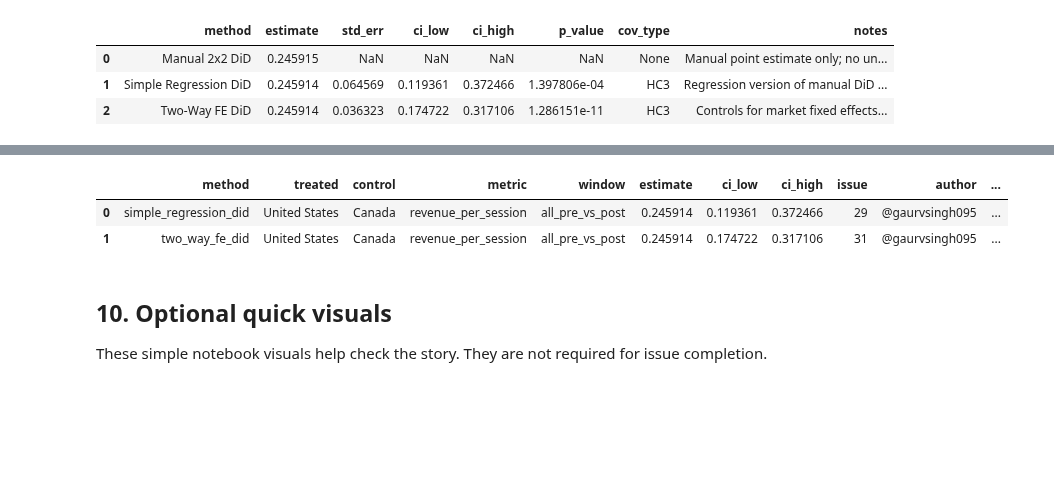
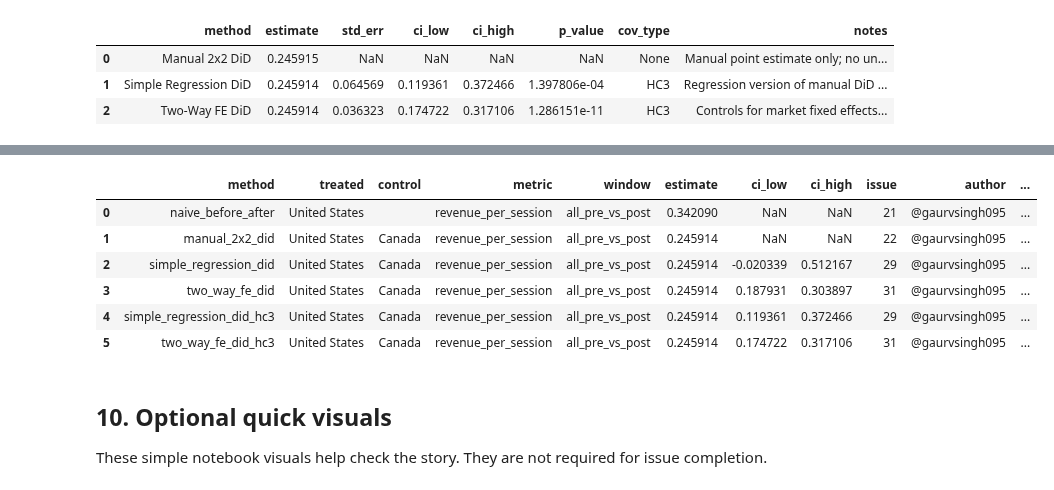
Before and after one commit to Break-Through-Tech/Estee-Lauder-1B-measuring-customer-delight, a Jupyter notebook: notebooks/regression_did/regression_did_hc3_and_anticipation.ipynb, the cells around one changed output, grey strips where cells are left out. Drawn from its saved outputs; the diff is of its cells as text; code cells hidden in the pictures; blank space fills up the shorter version.

````diff
--- a/notebooks/regression_did/regression_did_hc3_and_anticipation.ipynb
+++ b/notebooks/regression_did/regression_did_hc3_and_anticipation.ipynb
@@ -552,7 +550,7 @@ results/m4_summary.json
 ```
 # %%
-pd.DataFrame([simple_result]).to_csv(RESULTS_DIR / "m4_simple_regression_did_results.csv", index=False)
-pd.DataFrame([fe_result]).to_csv(RESULTS_DIR / "m4_two_way_fe_did_results.csv", index=False)
+pd.DataFrame([simple_result]).to_csv(RESULTS_DIR / "m4_simple_regression_did_results_hc3.csv", index=False)
+pd.DataFrame([fe_result]).to_csv(RESULTS_DIR / "m4_two_way_fe_did_results_hc3.csv", index=False)
 
 summary = {
     "generated_at_utc": datetime.now(timezone.utc).strftime("%Y-%m-%dT%H:%M:%SZ"),
@@ -565,16 +563,15 @@ summary = {
     "simple_regression_did": simple_result,
     "two_way_fe_did": fe_result,
 }
-with open(RESULTS_DIR / "m4_summary.json", "w") as f:
+with open(RESULTS_DIR / "m4_summary_hc3.json", "w") as f:
     json.dump(summary, f, indent=2)
 
 print("Saved outputs to:", RESULTS_DIR)
 for p in [
-    "m4_simple_regression_did_results.csv",
-    "m4_two_way_fe_did_results.csv",
-    "m4_att_estimates_comparison.csv",
+    "m4_simple_regression_did_results_hc3.csv",
+    "m4_two_way_fe_did_results_hc3.csv",
     "m4_prepost_us_canada.csv",
-    "m4_summary.json",
+    "m4_summary_hc3.json",
 ]:
     print("-", RESULTS_DIR / p)
 # %% [output]
@@ -599,53 +589,30 @@ It is safe to rerun: it removes old rows for the same methods before writing the
 # %%
-ESTIMATE_COLUMNS = [
-    "method", "treated", "control", "metric", "window", "estimate",
-    "ci_low", "ci_high", "issue", "author", "recorded_at", "notes",
-]
+import sys
+sys.path.insert(0, str(ROOT / "src"))
+import simple_did as sd
 
-estimates_path = RESULTS_DIR / "estimates.csv"
-if estimates_path.exists():
-    estimates_df = pd.read_csv(estimates_path)
-else:
-    estimates_df = pd.DataFrame(columns=ESTIMATE_COLUMNS)
+ESTIMATES_PATH = RESULTS_DIR / "estimates.csv"
 
-if len(estimates_df):
-    estimates_df = estimates_df.loc[~estimates_df["method"].isin(["simple_regression_did", "two_way_fe_did", "simple_regression_did_hc3", "two_way_fe_did_hc3"])].copy()
+for result, term, note in [
+    (simple_result, "pilot_market:post_launch",
+     "Simple regression DiD using US + Canada only. Coefficient on pilot_market:post_launch; OLS with HC3 robust standard errors."),
+    (fe_result, "digital_feature_available",
+     "Two-way FE DiD using US + Canada only. Coefficient on digital_feature_available after absorbing market and week fixed effects; OLS with HC3 robust standard errors. Identical to Milestone #5 Model A."),
+]:
+    estimates_df = sd.save_estimate(
+        method=result["method"],
+        estimate=result["estimate"],
+        issue=result["issue"],
+        treated=TREATED,
+        control=CONTROL,
+        metric=METRIC,
+        window=result["window"],
+        ci_low=result["ci_low"],
+        ci_high=result["ci_high"],
+        notes=f"{note} p={result['p_value']:.3g}.",
+        path=ESTIMATES_PATH,
+    )
 
-recorded_at = datetime.now(timezone.utc).strftime("%Y-%m-%dT%H:%M:%SZ")
-new_rows = pd.DataFrame([
-    {
-        "method": "simple_regression_did",
-        "treated": TREATED,
-        "control": CONTROL,
-        "metric": METRIC,
-        "window": "all_pre_vs_post",
-        "estimate": simple_result["estimate"],
-        "ci_low": simple_result["ci_low"],
-        "ci_high": simple_result["ci_high"],
-        "issue": 29,
-        "author": AUTHOR,
-        "recorded_at": recorded_at,
-        "notes": "Simple regression DiD using US + Canada only. Coefficient on pilot_market:post_launch; OLS with HC3 robust standard errors.",
-    },
-    {
-        "method": "two_way_fe_did",
-        "treated": TREATED,
-        "control": CONTROL,
-        "metric": METRIC,
-        "window": "all_pre_vs_post",
-        "estimate": fe_result["estimate"],
-        "ci_low": fe_result["ci_low"],
-        "ci_high": fe_result["ci_high"],
-        "issue": 31,
-        "author": AUTHOR,
-        "recorded_at": recorded_at,
-        "notes": "Two-way FE DiD using US + Canada only. Coefficient on digital_feature_available after absorbing market and week fixed effects; OLS with HC3 robust standard errors.",
-    },
-])
-
-estimates_df = pd.concat([estimates_df, new_rows], ignore_index=True)[ESTIMATE_COLUMNS]
-estimates_df.to_csv(estimates_path, index=False)
-
-print("Updated", estimates_path)
+print("Updated", ESTIMATES_PATH)
 display(estimates_df)
 # %% [output]
@@ -653,6 +620,10 @@ Updated /mnt/data/ELC_Progressive_M1_to_M5/results/estimates.csv
 |  | method | treated | control | metric | window | estimate | ci_low | ci_high | issue | author | ... |
-| 0 | simple_regression_did | United States | Canada | revenue_per_session | all_pre_vs_post | 0.245914 | 0.119361 | 0.372466 | 29 | @gaurvsingh095 | ... |
-| 1 | two_way_fe_did | United States | Canada | revenue_per_session | all_pre_vs_post | 0.245914 | 0.174722 | 0.317106 | 31 | @gaurvsingh095 | ... |
+| 0 | naive_before_after | United States |  | revenue_per_session | all_pre_vs_post | 0.342090 | NaN | NaN | 21 | @gaurvsingh095 | ... |
+| 1 | manual_2x2_did | United States | Canada | revenue_per_session | all_pre_vs_post | 0.245914 | NaN | NaN | 22 | @gaurvsingh095 | ... |
+| 2 | simple_regression_did | United States | Canada | revenue_per_session | all_pre_vs_post | 0.245914 | -0.020339 | 0.512167 | 29 | @gaurvsingh095 | ... |
+| 3 | two_way_fe_did | United States | Canada | revenue_per_session | all_pre_vs_post | 0.245914 | 0.187931 | 0.303897 | 31 | @gaurvsingh095 | ... |
+| 4 | simple_regression_did_hc3 | United States | Canada | revenue_per_session | all_pre_vs_post | 0.245914 | 0.119361 | 0.372466 | 29 | @gaurvsingh095 | ... |
+| 5 | two_way_fe_did_hc3 | United States | Canada | revenue_per_session | all_pre_vs_post | 0.245914 | 0.174722 | 0.317106 | 31 | @gaurvsingh095 | ... |
 # %% [markdown]
 ## 10. Optional quick visuals
 
````
Also changed, not shown: parts of 15 cells of this notebook, 10 other files.
